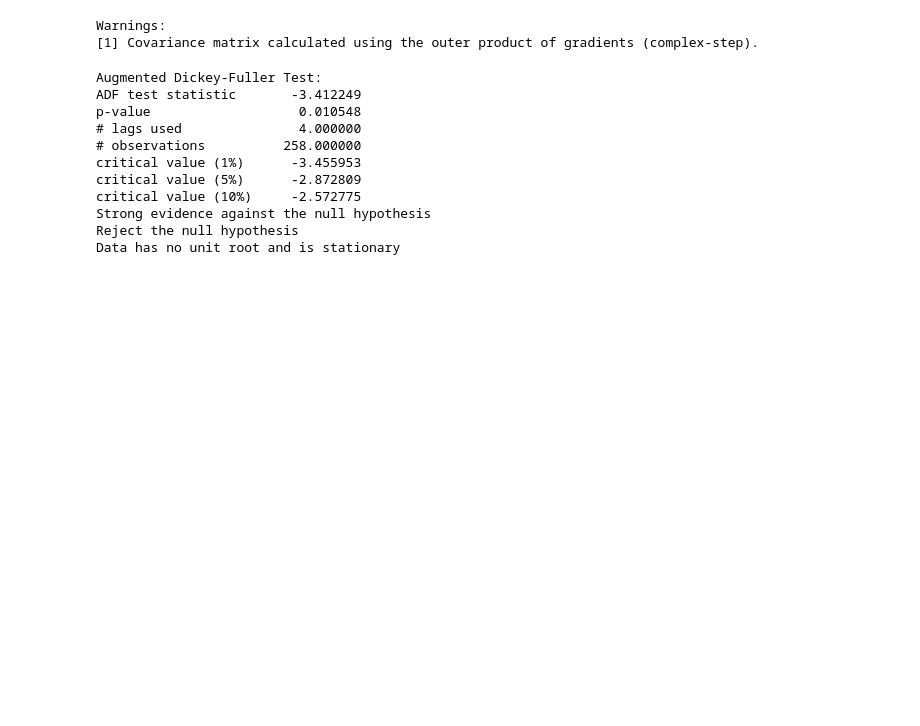
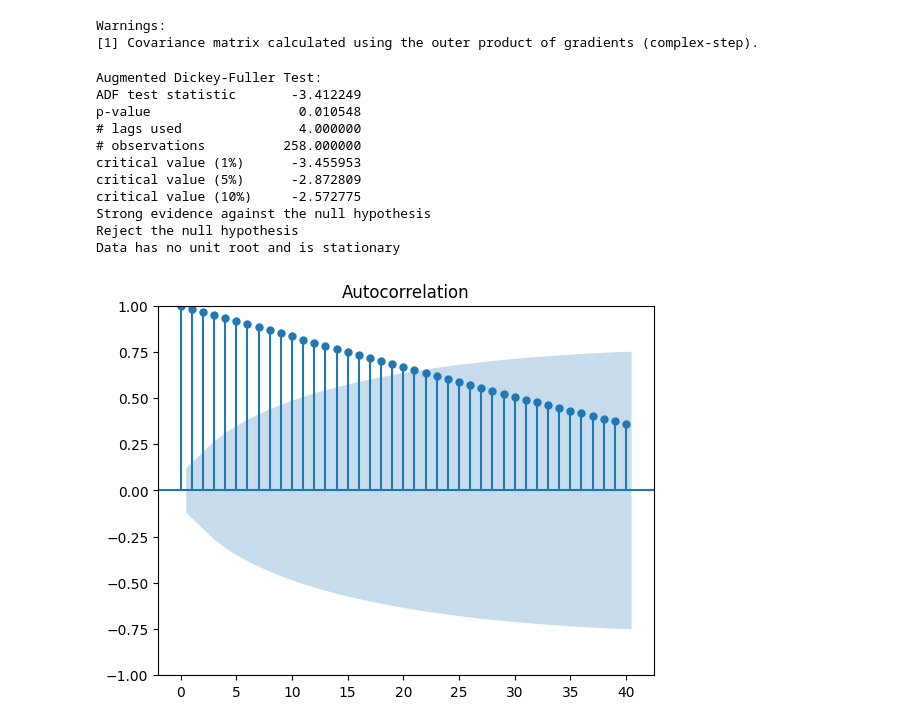
Before and after one commit to nmaiya/ColabTimeSeries, a Jupyter notebook: ARMA.ipynb, the cells around one changed output. Drawn from its saved outputs; the diff is of its cells as text; code cells hidden in the pictures; blank space fills up the shorter version.

```diff
--- a/ARMA.ipynb
+++ b/ARMA.ipynb
@@ -203,3 +201,7 @@ critical value (10%)     -2.572775
 Strong evidence against the null hypothesis
 Reject the null hypothesis
 Data has no unit root and is stationary
+# %%
+plot_acf(tradeInv['Inventories'],lags=40);
+# %% [output]
+[figure, added]
```
Also changed, not shown: parts of 6 cells of this notebook.
